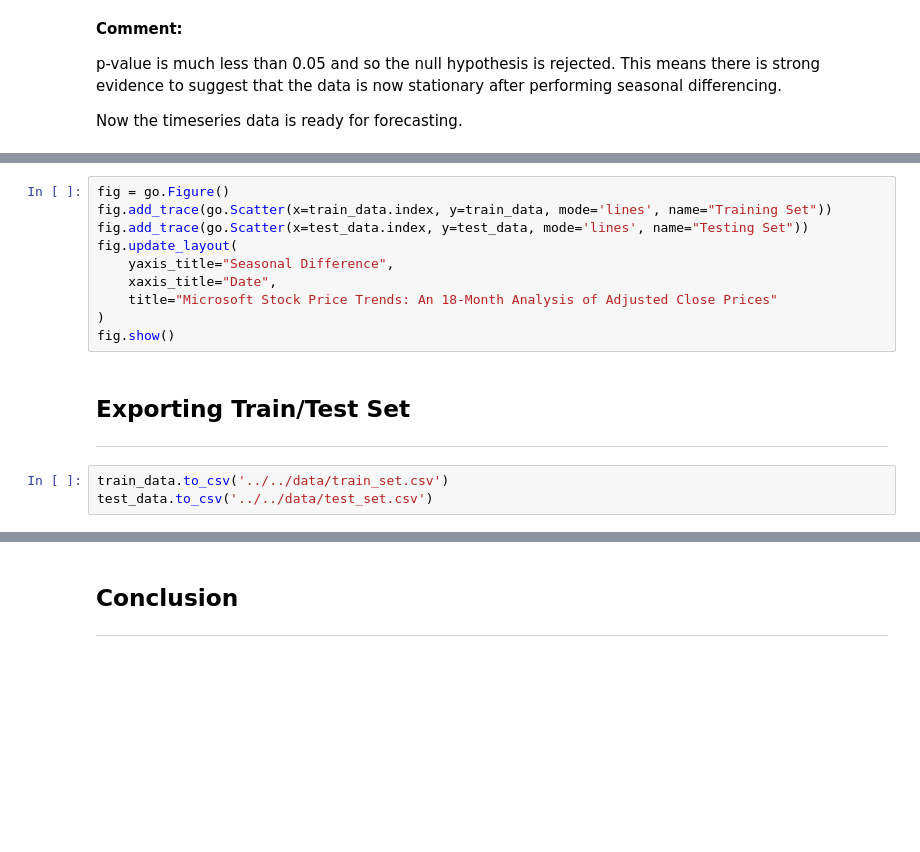
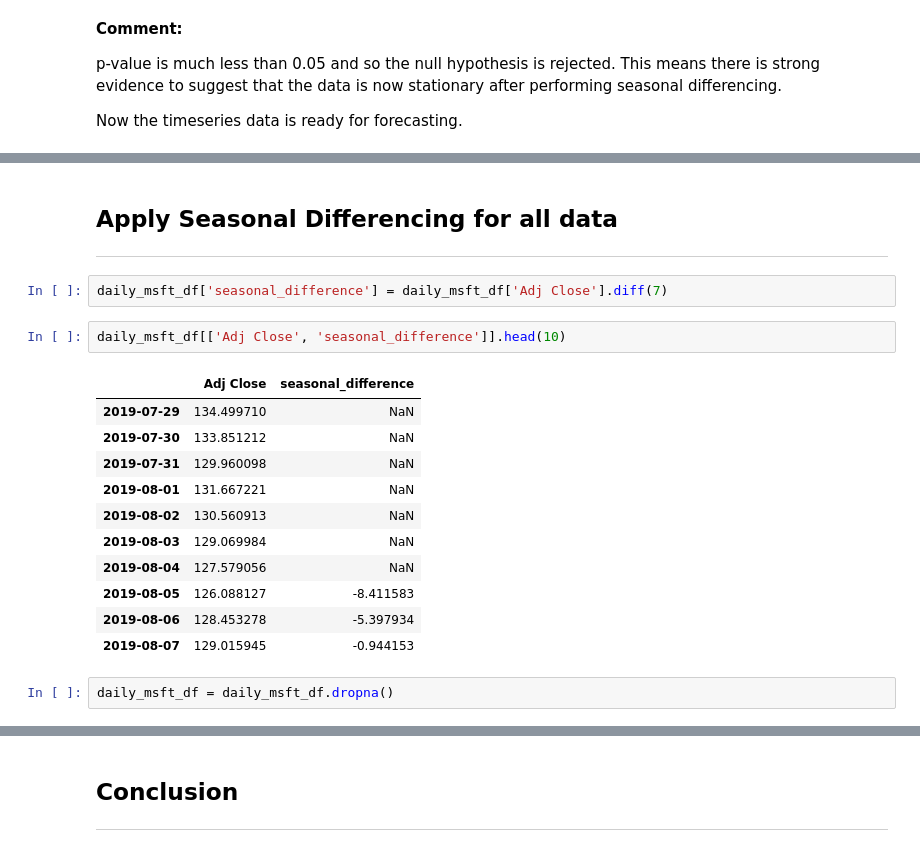
Before and after one commit to simrenbasra/timeseries, a Jupyter notebook: notebooks/01_data_processing/03-data-eda.ipynb, the cells around one changed output, grey strips where cells are left out. Drawn from its saved outputs; the diff is of its cells as text; blank space fills up the shorter version.

Commit message:
Removing train test split and adding save of clean raw data

```diff
--- a/notebooks/01_data_processing/03-data-eda.ipynb
+++ b/notebooks/01_data_processing/03-data-eda.ipynb
@@ -504,16 +500,21 @@ test_data = daily_24_msft_df.loc[daily_24_msft_df.index > "2024-01-31", "seasona
-# %%
-fig = go.Figure()
-fig.add_trace(go.Scatter(x=train_data.index, y=train_data, mode='lines', name="Training Set"))
-fig.add_trace(go.Scatter(x=test_data.index, y=test_data, mode='lines', name="Testing Set"))
-fig.update_layout(
-    yaxis_title="Seasonal Difference",
-    xaxis_title="Date",
-    title="Microsoft Stock Price Trends: An 18-Month Analysis of Adjusted Close Prices"
-)
-fig.show()
-# %% [markdown]
-## Exporting Train/Test Set
-----
-# %%
-train_data.to_csv('../../data/train_set.csv')
-test_data.to_csv('../../data/test_set.csv')
+# %% [markdown]
+## Apply Seasonal Differencing for all data
+---
+# %%
+daily_msft_df['seasonal_difference'] = daily_msft_df['Adj Close'].diff(7)
+# %%
+daily_msft_df[['Adj Close', 'seasonal_difference']].head(10)
+# %% [output]
+|  | Adj Close | seasonal_difference |
+| 2019-07-29 | 134.499710 | NaN |
+| 2019-07-30 | 133.851212 | NaN |
+| 2019-07-31 | 129.960098 | NaN |
+| 2019-08-01 | 131.667221 | NaN |
+| 2019-08-02 | 130.560913 | NaN |
+| 2019-08-03 | 129.069984 | NaN |
+| 2019-08-04 | 127.579056 | NaN |
+| 2019-08-05 | 126.088127 | -8.411583 |
+| 2019-08-06 | 128.453278 | -5.397934 |
+| 2019-08-07 | 129.015945 | -0.944153 |
+# %%
+daily_msft_df = daily_msft_df.dropna()
```
Also changed, not shown: parts of 13 cells of this notebook.
